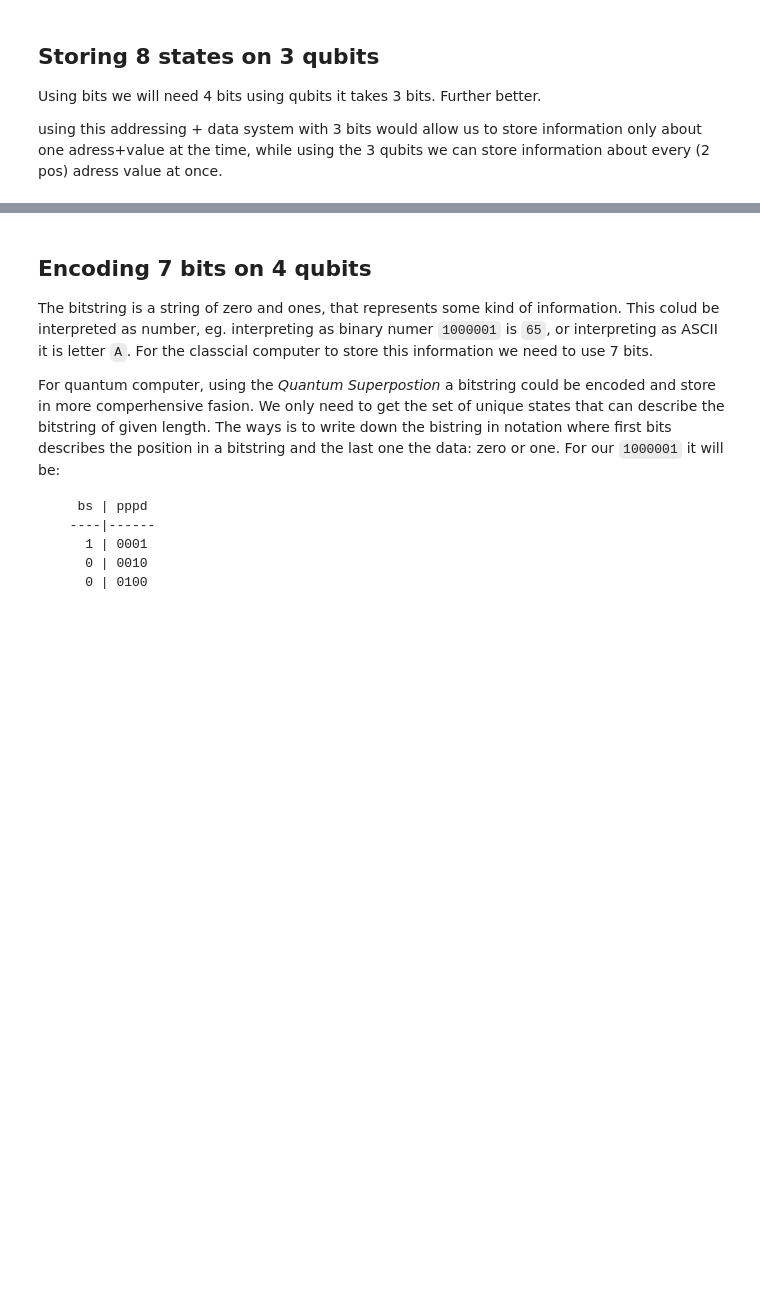
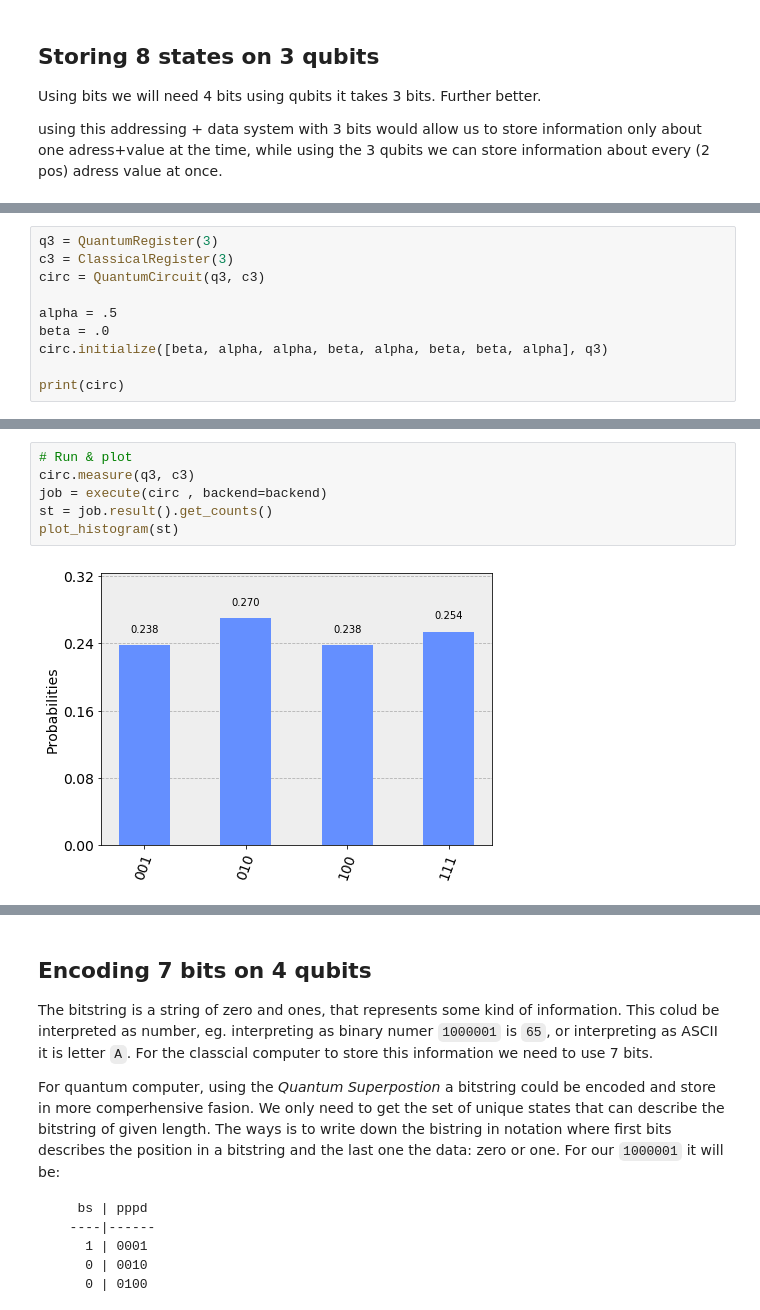
Before and after one commit to lukasszz/qiskit-tutorial, a Jupyter notebook: community/hello_world/bitstring_encoding2.ipynb, the cells around one changed output, grey strips where cells are left out. Drawn from its saved outputs; the diff is of its cells as text; blank space fills up the shorter version.

Commit message:
Explaining the initialize() and the desierd state

```diff
--- a/community/hello_world/bitstring_encoding2.ipynb
+++ b/community/hello_world/bitstring_encoding2.ipynb
@@ -302,0 +299,10 @@ n
+# %%
+q3 = QuantumRegister(3)
+c3 = ClassicalRegister(3)
+circ = QuantumCircuit(q3, c3)
+
+alpha = .5
+beta = .0
+circ.initialize([beta, alpha, alpha, beta, alpha, beta, beta, alpha], q3)
+
+print(circ)
@@ -302,0 +327,8 @@ n
+# %%
+# Run & plot
+circ.measure(q3, c3)
+job = execute(circ , backend=backend)
+st = job.result().get_counts()
+plot_histogram(st)
+# %% [output]
+[figure, added]
```
Also changed, not shown: parts of 16 cells of this notebook.
